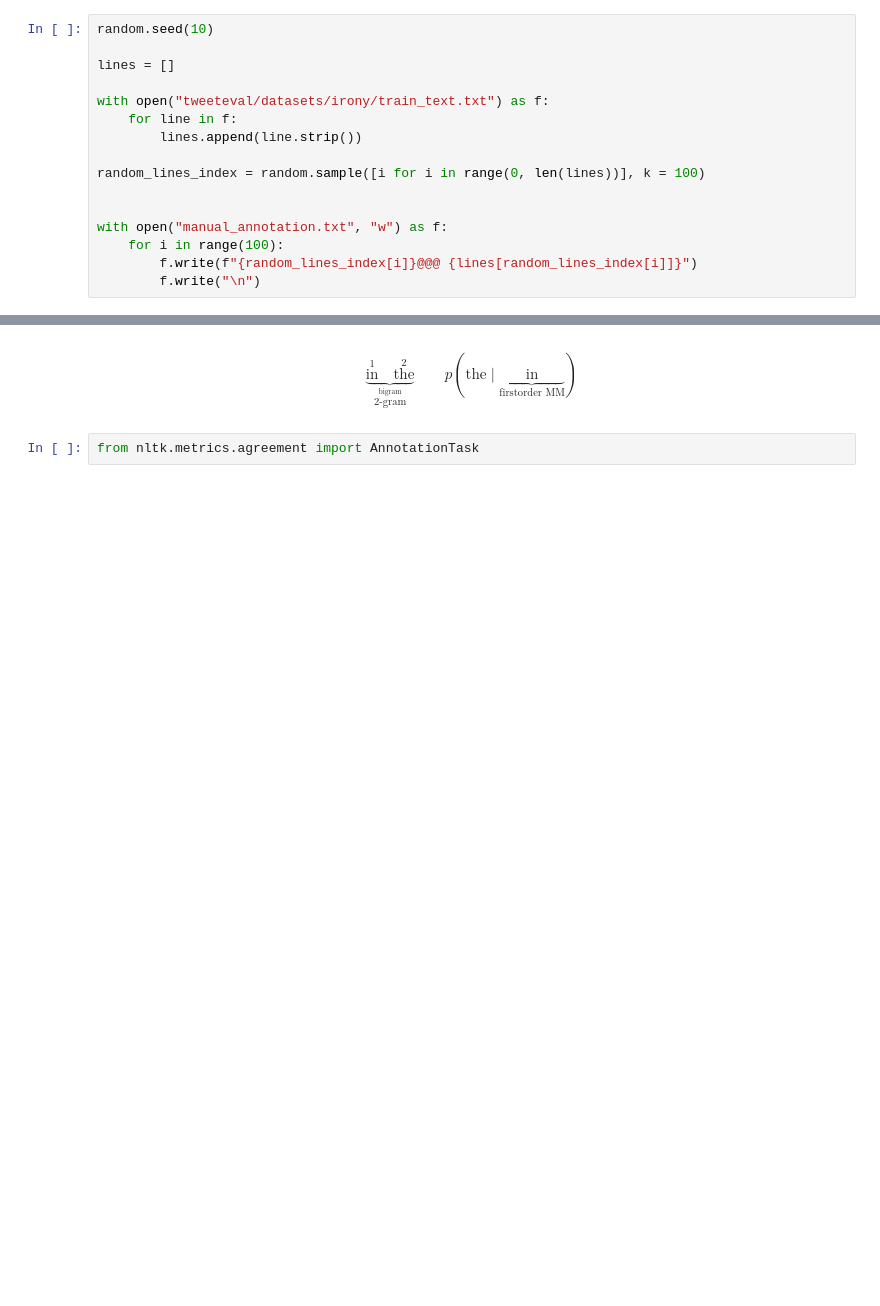
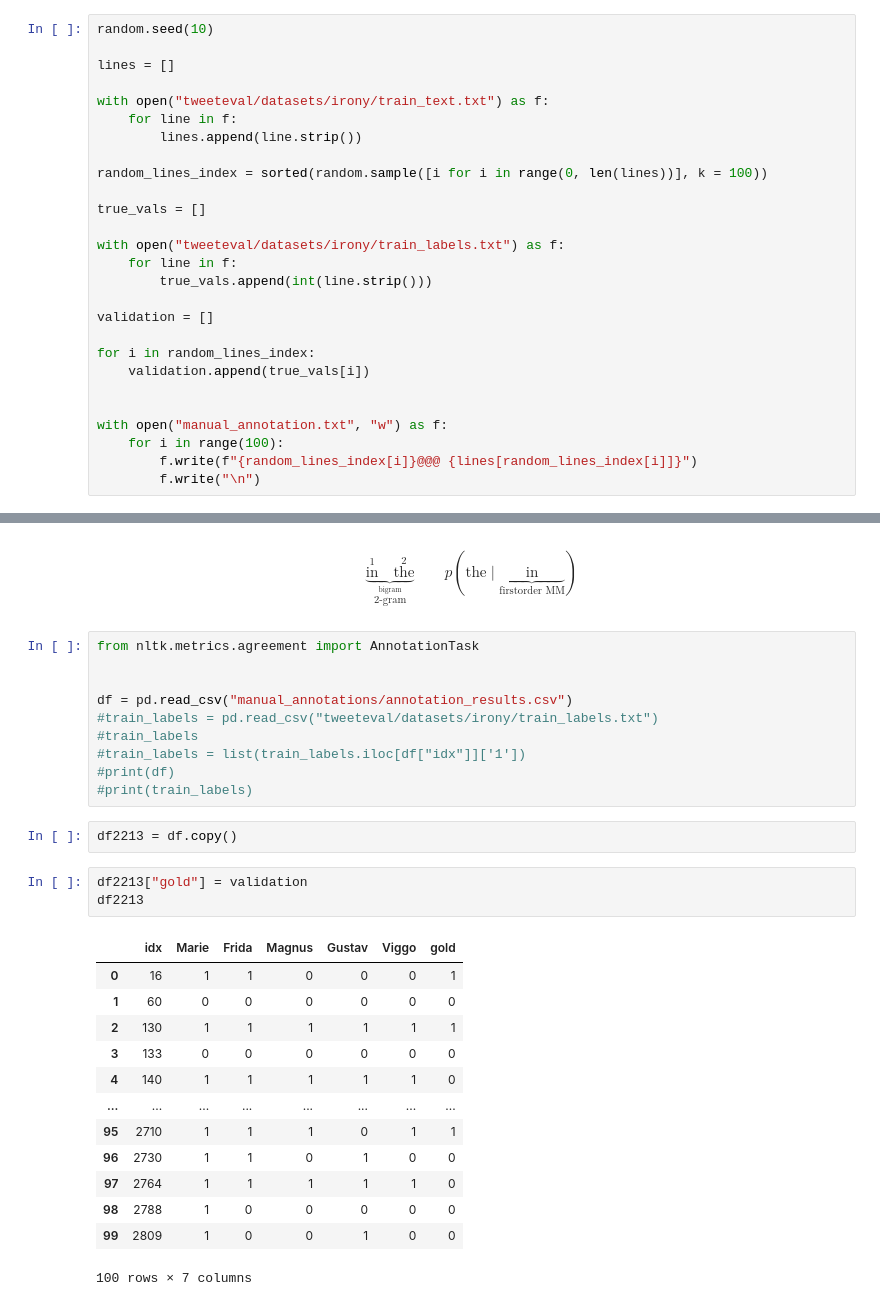
Before and after one commit to viggo-gascou/fyp2022g03GroupB2, a Jupyter notebook: notebook.ipynb, the cells around one changed output, grey strips where cells are left out. Saved outputs shown, nothing was run; the diff lists cells and outputs as text; blank space fills up the shorter version.

```diff
--- a/notebook.ipynb
+++ b/notebook.ipynb
@@ -174,7 +174,18 @@ with open("tweeteval/datasets/irony/train_text.txt") as f:
     for line in f:
         lines.append(line.strip())
 
-random_lines_index = random.sample([i for i in range(0, len(lines))], k = 100)
+random_lines_index = sorted(random.sample([i for i in range(0, len(lines))], k = 100))
+
+true_vals = []
+
+with open("tweeteval/datasets/irony/train_labels.txt") as f:
+    for line in f:
+        true_vals.append(int(line.strip()))
+
+validation = []
+
+for i in random_lines_index:
+    validation.append(true_vals[i])
 
 
 with open("manual_annotation.txt", "w") as f:
@@ -189,5 +205,32 @@ $$
     \underbrace{\stackrel{1}{\text{in}}\quad\stackrel{2}{\text{the}}}_{\stackrel{\text{bigram}}{\text{2-gram}}}
     \qquad p(\text{the} \;|\; \underbrace{\phantom{text}\text{in}\phantom{text}}_{\text{firstorder MM}})
 $$
-# %%
-from nltk.metrics.agreement import AnnotationTask
+# %%
+from nltk.metrics.agreement import AnnotationTask
+
+
+df = pd.read_csv("manual_annotations/annotation_results.csv")
+#train_labels = pd.read_csv("tweeteval/datasets/irony/train_labels.txt")
+#train_labels
+#train_labels = list(train_labels.iloc[df["idx"]]['1'])
+#print(df)
+#print(train_labels)
+# %%
+df2213 = df.copy()
+# %%
+df2213["gold"] = validation
+df2213
+# %% [output]
+|  | idx | Marie | Frida | Magnus | Gustav | Viggo | gold |
+| 0 | 16 | 1 | 1 | 0 | 0 | 0 | 1 |
+| 1 | 60 | 0 | 0 | 0 | 0 | 0 | 0 |
+| 2 | 130 | 1 | 1 | 1 | 1 | 1 | 1 |
+| 3 | 133 | 0 | 0 | 0 | 0 | 0 | 0 |
+| 4 | 140 | 1 | 1 | 1 | 1 | 1 | 0 |
+| ... | ... | ... | ... | ... | ... | ... | ... |
+| 95 | 2710 | 1 | 1 | 1 | 0 | 1 | 1 |
+| 96 | 2730 | 1 | 1 | 0 | 1 | 0 | 0 |
+| 97 | 2764 | 1 | 1 | 1 | 1 | 1 | 0 |
+| 98 | 2788 | 1 | 0 | 0 | 0 | 0 | 0 |
+| 99 | 2809 | 1 | 0 | 0 | 1 | 0 | 0 |
+100 rows × 7 columns
```
Also changed, not shown: parts of 21 cells of this notebook, 2 other files.
